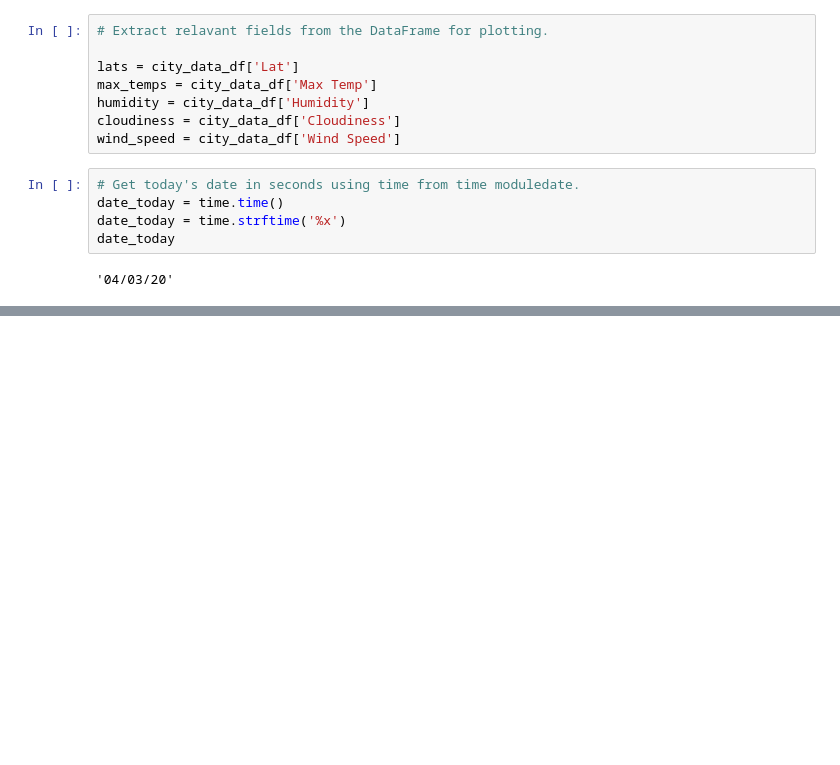
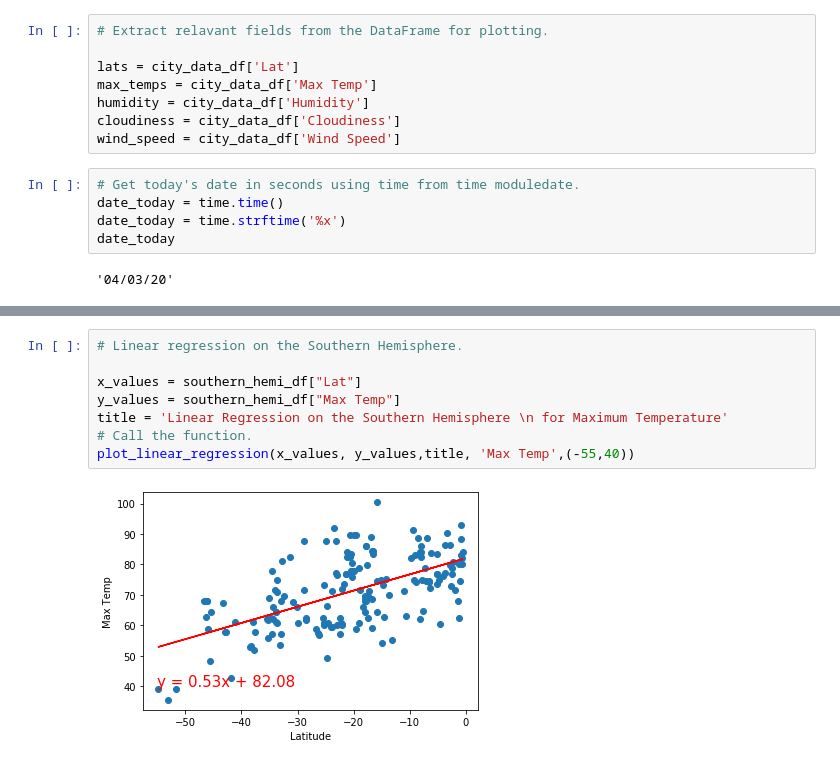
Before and after one commit to Azaima-Asghar/World_Weather_Analysis, a Jupyter notebook: WeatherPy.ipynb, the cells around one changed output, grey strips where cells are left out. Saved outputs shown, nothing was run; the diff lists cells and outputs as text; blank space fills up the shorter version.

```diff
--- a/WeatherPy.ipynb
+++ b/WeatherPy.ipynb
@@ -253,0 +291,10 @@ plt.show()
+# %%
+# Linear regression on the Southern Hemisphere.
+
+x_values = southern_hemi_df["Lat"]
+y_values = southern_hemi_df["Max Temp"]
+title = 'Linear Regression on the Southern Hemisphere \n for Maximum Temperature'
+# Call the function.
+plot_linear_regression(x_values, y_values,title, 'Max Temp',(-55,40))
+# %% [output]
+[figure, added]
```
Also changed, not shown: parts of 19 cells of this notebook, 6 other files.
